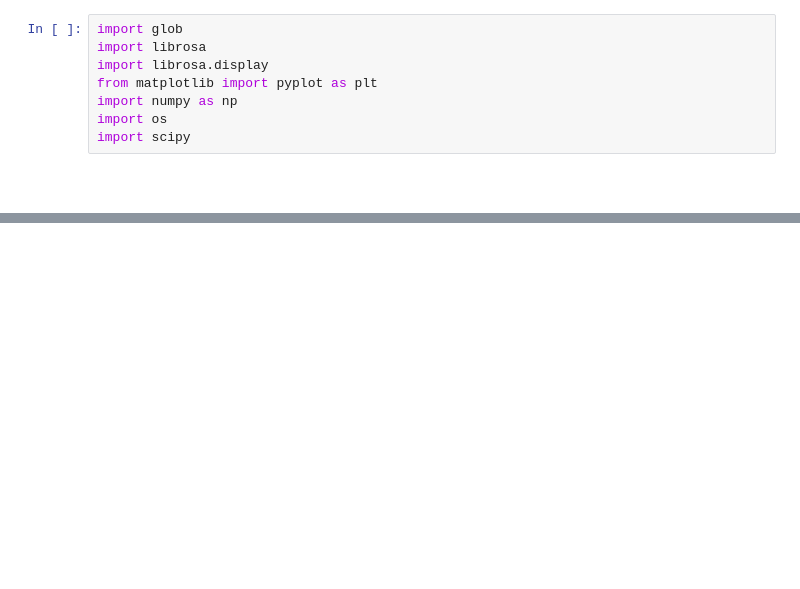
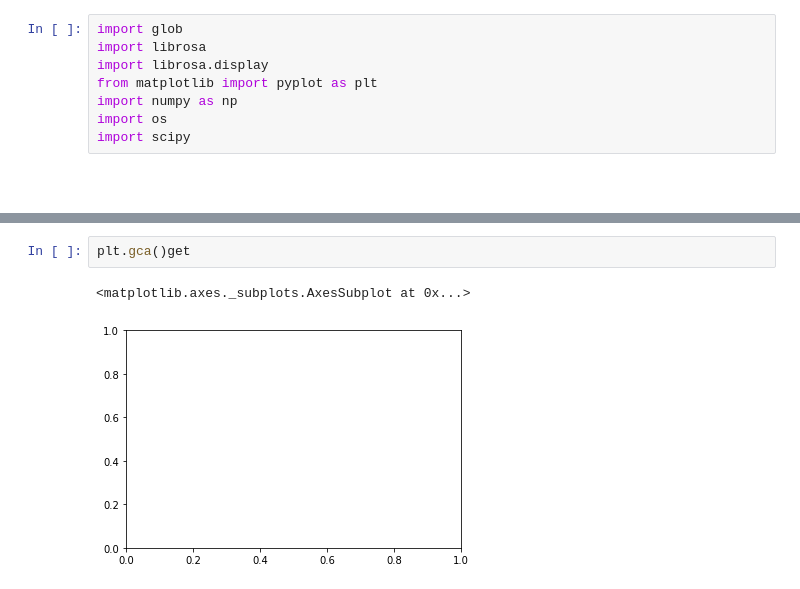
Before and after one commit to BirdVox/lostanlen_spl2018, a Jupyter notebook: pcen_asymptotics.ipynb, the cells around one changed output, grey strips where cells are left out. Saved outputs shown, nothing was run; the diff lists cells and outputs as text; blank space fills up the shorter version.

```diff
--- a/pcen_asymptotics.ipynb
+++ b/pcen_asymptotics.ipynb
@@ -306,0 +321,5 @@ for T in Ts:
+# %%
+plt.gca()get
+# %% [output]
+<matplotlib.axes._subplots.AxesSubplot at 0x...>
+[figure, added]
```
Also changed, not shown: parts of 3 cells of this notebook, 9 other files.
